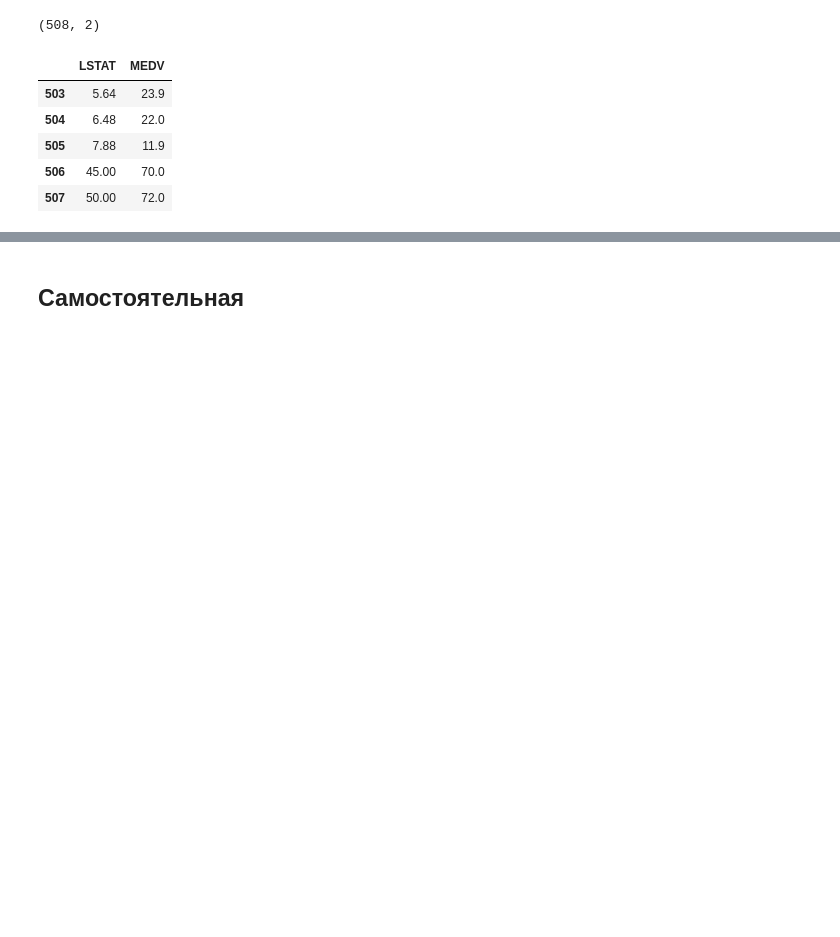
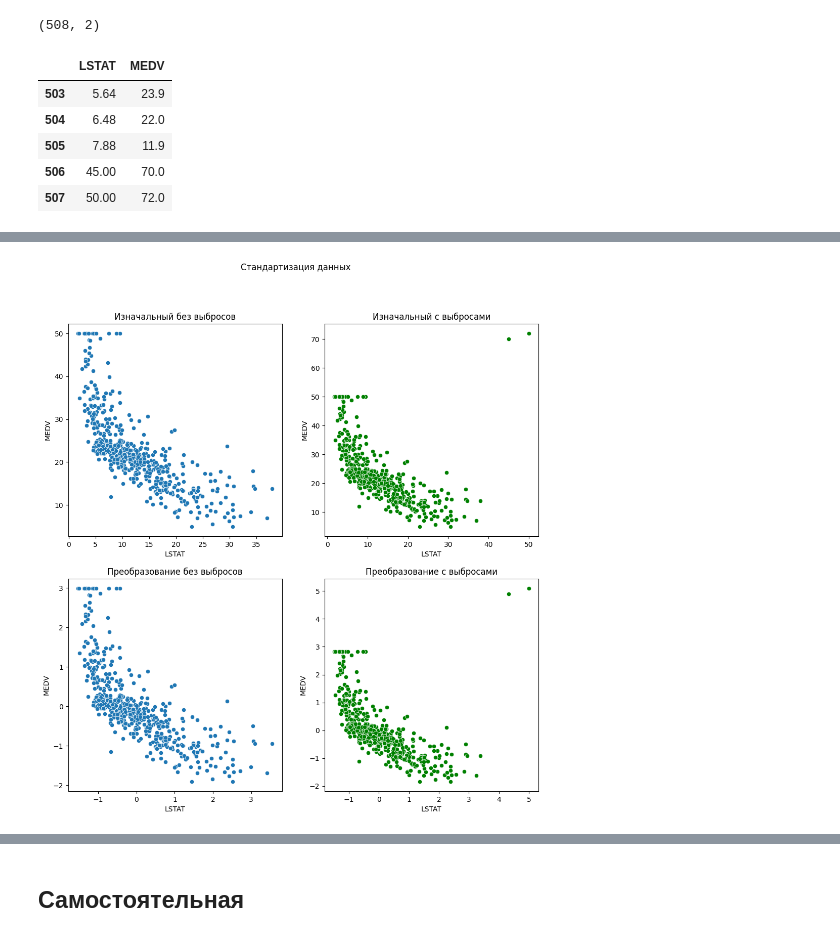
Before and after one commit to ChargeChallenger/TANN-notebooks, a Jupyter notebook: 04-nonlinear.ipynb, the cells around one changed output, grey strips where cells are left out. Cells and saved outputs as stored; diff of their text form; code cells hidden in the pictures; blank space fills up the shorter version.

```diff
--- a/04-nonlinear.ipynb
+++ b/04-nonlinear.ipynb
@@ -88,0 +130,5 @@ fig, ax = plt.subplots(1, 2, figsize = (12,6))
+# %%
+boston_scaled = pd.DataFrame(StandardScaler().fit_transform(boston), columns = boston.columns)
+# аналогичным образом стандиртизируем данные с выбросами
+boston_outlier_scaled = pd.DataFrame(StandardScaler().fit_transform(boston_outlier),columns = boston_outlier.columns)
+boston_outlier_scaled.head()
@@ -88,0 +142,20 @@ fig, ax = plt.subplots(1, 2, figsize = (12,6))
+# %%
+# первая функция будет принимать на вход четыре датафрейма
+# и визуализировать изменения с помощью точечной диаграммы
+
+def scatter_plots(df, df_outlier, df_scaled, df_outlier_scaled, title):
+	fig, ax = plt.subplots(2, 2, figsize = (12,12))
+	sns.scatterplot(data = df, x='LSTAT', y='MEDV', ax = ax[0, 0])
+	ax[0, 0].set_title('Изначальный без выбросов')
+	sns.scatterplot(data=df_outlier, x='LSTAT', y='MEDV', color='green', ax=ax[0, 1])
+	ax[0, 1].set_title('Изначальный с выбросами')
+	sns.scatterplot(data=df_scaled,x='LSTAT',y='MEDV',ax=ax[1, 0])
+	ax[1, 0].set_title('Преобразование без выбросов')
+	sns.scatterplot(data=df_outlier_scaled, x='LSTAT', y='MEDV', color='green', ax=ax[1, 1])
+	ax[1, 1].set_title('Преобразование с выбросами')
+	plt.suptitle(title)
+	plt.show()
+
+scatter_plots(boston, boston_outlier, boston_scaled, boston_outlier_scaled, title = 'Стандартизация данных')
+# %% [output]
+[figure, added]
```
Also changed, not shown: parts of 87 cells of this notebook.
